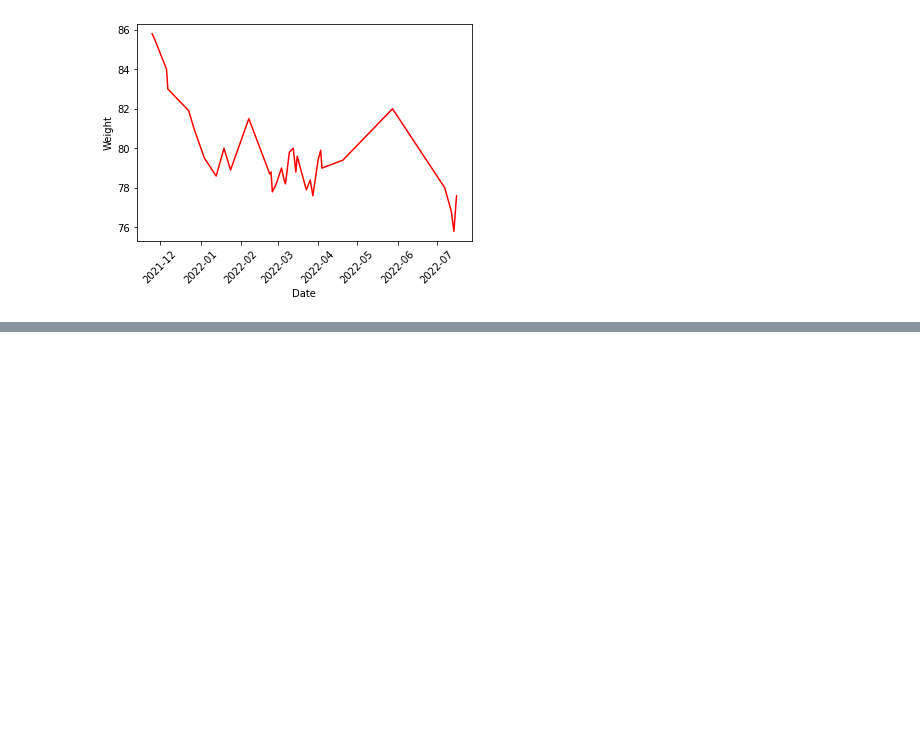
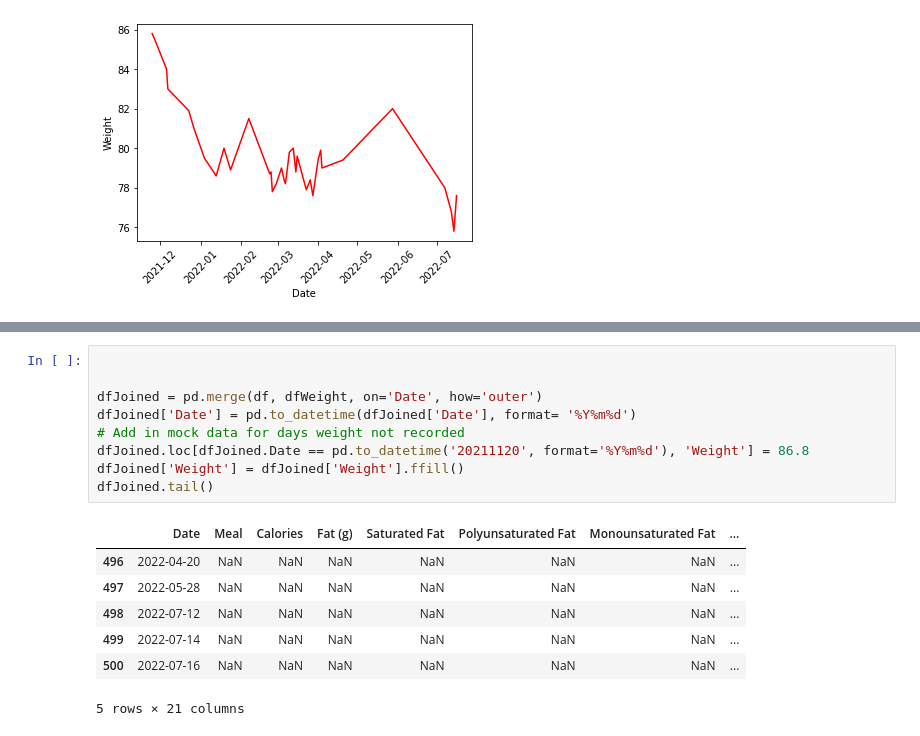
Before and after one commit to randyharrogates/PersonalHealthStudy, a Jupyter notebook: exploration.ipynb, the cells around one changed output, grey strips where cells are left out. Saved outputs shown, nothing was run; the diff lists cells and outputs as text; blank space fills up the shorter version.

```diff
--- a/exploration.ipynb
+++ b/exploration.ipynb
@@ -134,0 +144,17 @@ dtype: object
+# %%
+
+
+dfJoined = pd.merge(df, dfWeight, on='Date', how='outer')
+dfJoined['Date'] = pd.to_datetime(dfJoined['Date'], format= '%Y%m%d')
+# Add in mock data for days weight not recorded
+dfJoined.loc[dfJoined.Date == pd.to_datetime('20211120', format='%Y%m%d'), 'Weight'] = 86.8
+dfJoined['Weight'] = dfJoined['Weight'].ffill()
+dfJoined.tail()
+# %% [output]
+|  | Date | Meal | Calories | Fat (g) | Saturated Fat | Polyunsaturated Fat | Monounsaturated Fat | ... |
+| 496 | 2022-04-20 | NaN | NaN | NaN | NaN | NaN | NaN | ... |
+| 497 | 2022-05-28 | NaN | NaN | NaN | NaN | NaN | NaN | ... |
+| 498 | 2022-07-12 | NaN | NaN | NaN | NaN | NaN | NaN | ... |
+| 499 | 2022-07-14 | NaN | NaN | NaN | NaN | NaN | NaN | ... |
+| 500 | 2022-07-16 | NaN | NaN | NaN | NaN | NaN | NaN | ... |
+5 rows × 21 columns
```
Also changed, not shown: parts of 5 cells of this notebook, 1 other file.
